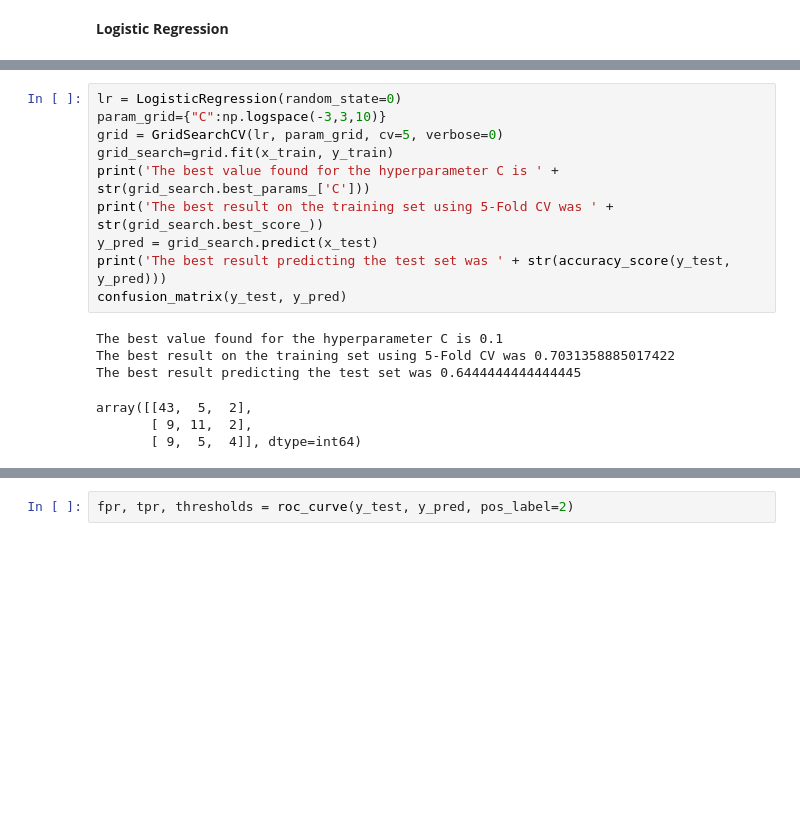
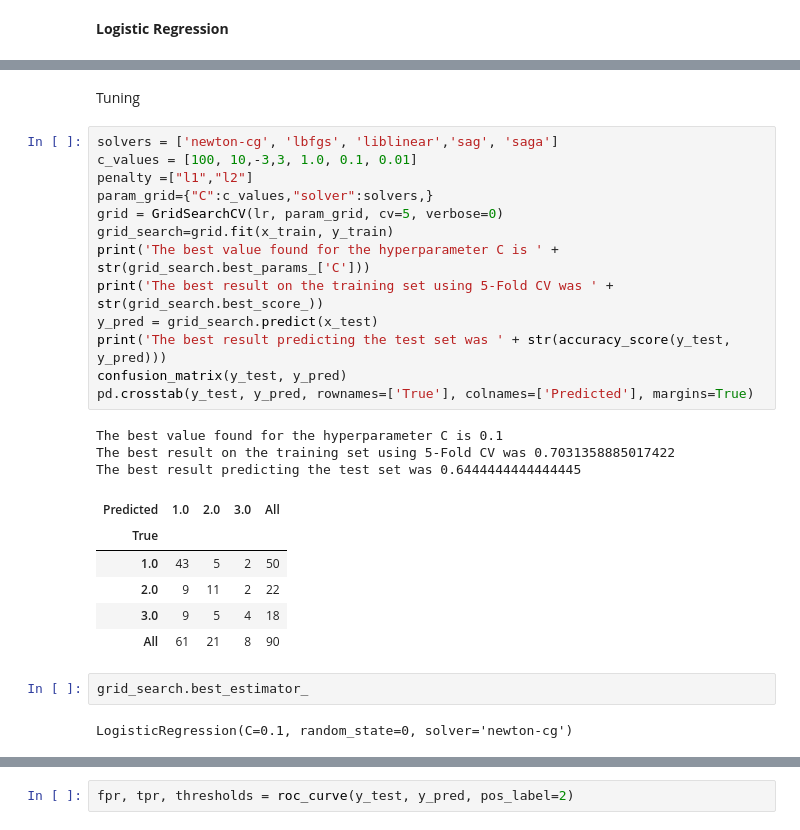
Before and after one commit to soham411/DataScience, a Jupyter notebook: Lab1/Lab1B.ipynb, the cells around one changed output, grey strips where cells are left out. Saved outputs shown, nothing was run; the diff lists cells and outputs as text; blank space fills up the shorter version.

```diff
--- a/Lab1/Lab1B.ipynb
+++ b/Lab1/Lab1B.ipynb
@@ -296,17 +360,29 @@ x_test = dfTest
+# %% [markdown]
+Tuning
 # %%
-lr = LogisticRegression(random_state=0)
-param_grid={"C":np.logspace(-3,3,10)}
+solvers = ['newton-cg', 'lbfgs', 'liblinear','sag', 'saga']
+c_values = [100, 10,-3,3, 1.0, 0.1, 0.01]
+penalty =["l1","l2"]
+param_grid={"C":c_values,"solver":solvers,}
 grid = GridSearchCV(lr, param_grid, cv=5, verbose=0)
 grid_search=grid.fit(x_train, y_train)
 print('The best value found for the hyperparameter C is ' + str(grid_search.best_params_['C']))
 print('The best result on the training set using 5-Fold CV was ' + str(grid_search.best_score_))
 y_pred = grid_search.predict(x_test)
 print('The best result predicting the test set was ' + str(accuracy_score(y_test, y_pred)))
 confusion_matrix(y_test, y_pred)
+pd.crosstab(y_test, y_pred, rownames=['True'], colnames=['Predicted'], margins=True)
 # %% [output]
 The best value found for the hyperparameter C is 0.1
 The best result on the training set using 5-Fold CV was 0.7031358885017422
 The best result predicting the test set was 0.6444444444444445
-array([[43,  5,  2],
-       [ 9, 11,  2],
-       [ 9,  5,  4]], dtype=int64)
+| Predicted | 1.0 | 2.0 | 3.0 | All |
+| True |  |  |  |  |
+| 1.0 | 43 | 5 | 2 | 50 |
+| 2.0 | 9 | 11 | 2 | 22 |
+| 3.0 | 9 | 5 | 4 | 18 |
+| All | 61 | 21 | 8 | 90 |
+# %%
+grid_search.best_estimator_
+# %% [output]
+LogisticRegression(C=0.1, random_state=0, solver='newton-cg')
```
Also changed, not shown: parts of 18 cells of this notebook, 7 other files.
